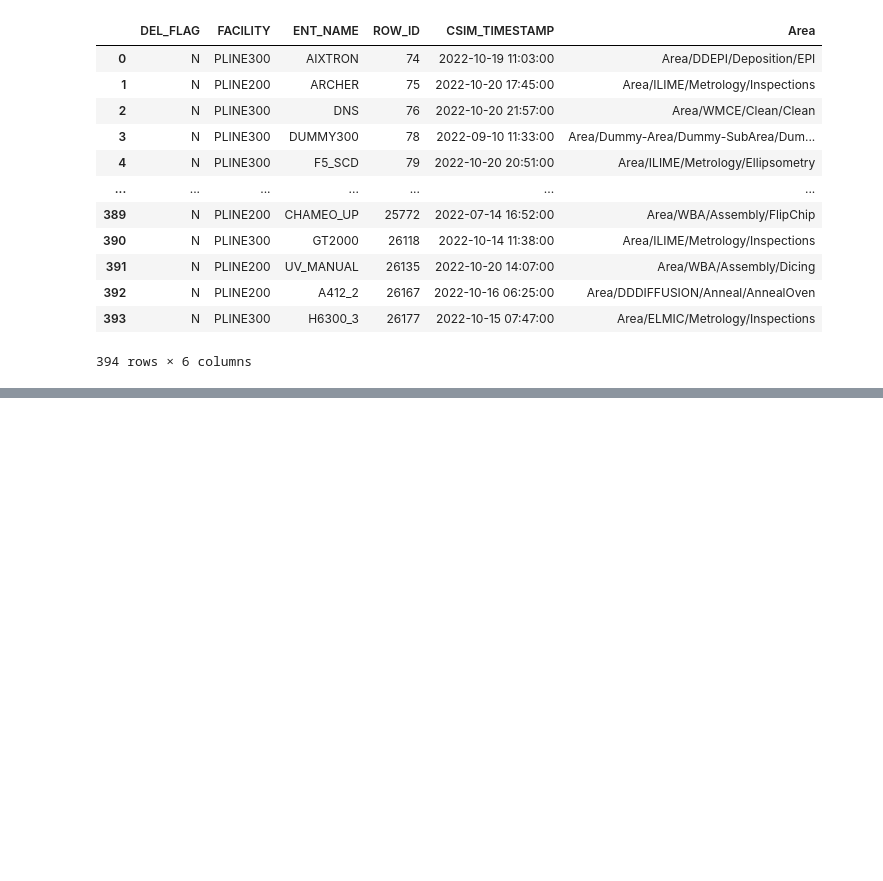
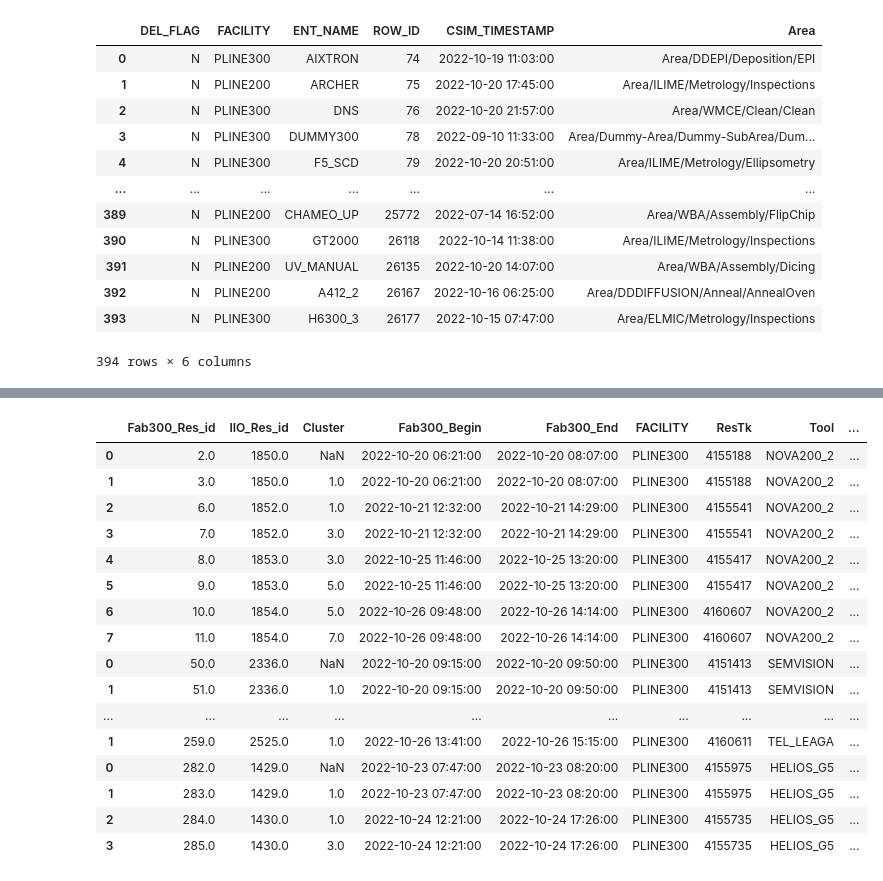
Before and after one commit to fr4nc1sj0hn/PMOPS, a Jupyter notebook: Clean Copy.ipynb, the cells around one changed output, grey strips where cells are left out. Cells and saved outputs as stored; diff of their text form; code cells hidden in the pictures; blank space fills up the shorter version.

Commit message:
Python Module

```diff
--- a/Clean Copy.ipynb
+++ b/Clean Copy.ipynb
@@ -85,7 +85,7 @@ def identify_reservations(df):
     except:
         return pd.DataFrame()
 # %%
-Fab300_raw_reservations = pd.read_csv("C:\\Users\\fpicaso\\Repos\\Teo-2022-10\\20221108Fab300_raw_reservations.csv")
+Fab300_raw_reservations = pd.read_csv("Fab300_raw_reservations.csv")
 Fab300_raw_reservations.head()
 # %% [output]
 |  | FO_ROW_ID | ResTk | ResWBS | EVENT_ROW_ID | USER_ID | DATE_TIME_STAMP |
@@ -158,0 +127,4 @@ ResProperty_1 EVENT_ROW_ID_End DATE_TIME_STAMP_Begin DATE_TIME_STAMP_End  \
+# %%
+df = pd.read_csv("Fab300_raw_reservations.csv")
+Tools_with_reservations = processFab300RawReservations(df)
+Tools_with_reservations
@@ -230,0 +232,6 @@ FAB300_with_tool_names[FAB300_with_tool_names["FO_ROW_ID"] == 76]
+# %%
+Tools_Parents = pd.read_csv("Tools_Parents.csv")
+Tools_Parents["CSIM_TIMESTAMP"] = pd.to_datetime(Tools_Parents["CSIM_TIMESTAMP"])
+
+df_FAB300_with_tool_names = FAB300_with_tool_names(Tools_with_reservations,Tools_Parents)
+df_FAB300_with_tool_names
@@ -283,0 +298,4 @@ IIO_without_modules
+# %%
+df = pd.read_csv("IIO_raw_reservations - test.csv")
+df_IIO_without_modules = IIO_without_modules(df)
+df_IIO_without_modules
@@ -283,0 +441,42 @@ IIO_without_modules
+# %%
+columns = [
+    'Fab300_Res_id',
+    'IIO_Res_id',
+    'Cluster',
+    'Fab300_Begin',
+    'Fab300_End',
+    'FACILITY',
+    'ResTk',
+    'Tool',
+    'Fab300_User_id',
+    'WBS',
+    'IIO_Begin',
+    'Description',
+    'IIO_End'
+]
+
+Fab300_IIO_overlaps_ids = pd.DataFrame(columns = columns)
+
+WBSs = fab_iio_together["WBS"].unique()
+
+for wbs in WBSs:
+    wbsdata = fab_iio_together[
+        (fab_iio_together["WBS"] == wbs)
+    ]
+    facilities = wbsdata["FACILITY"].unique()
+    for facility in facilities:
+        facilityData = wbsdata[
+            (wbsdata["FACILITY"] == facility)
+        ]
+
+        tools = facilityData["Tool"].unique()
+        for tool in tools:
+            wbstooldata = facilityData[
+                (wbsdata["Tool"] == tool)
+            ]
+            df = Fab300_iio_merger(wbstooldata)
+            Fab300_IIO_overlaps_ids = pd.concat([Fab300_IIO_overlaps_ids,df])
+
+
+Fab300_IIO_overlaps_ids
+# %% [output]
@@ -283,0 +500,17 @@ IIO_without_modules
+|  | Fab300_Res_id | IIO_Res_id | Cluster | Fab300_Begin | Fab300_End | FACILITY | ResTk | Tool | ... |
+| 0 | 2.0 | 1850.0 | NaN | 2022-10-20 06:21:00 | 2022-10-20 08:07:00 | PLINE300 | 4155188 | NOVA200_2 | ... |
+| 1 | 3.0 | 1850.0 | 1.0 | 2022-10-20 06:21:00 | 2022-10-20 08:07:00 | PLINE300 | 4155188 | NOVA200_2 | ... |
+| 2 | 6.0 | 1852.0 | 1.0 | 2022-10-21 12:32:00 | 2022-10-21 14:29:00 | PLINE300 | 4155541 | NOVA200_2 | ... |
+| 3 | 7.0 | 1852.0 | 3.0 | 2022-10-21 12:32:00 | 2022-10-21 14:29:00 | PLINE300 | 4155541 | NOVA200_2 | ... |
+| 4 | 8.0 | 1853.0 | 3.0 | 2022-10-25 11:46:00 | 2022-10-25 13:20:00 | PLINE300 | 4155417 | NOVA200_2 | ... |
+| 5 | 9.0 | 1853.0 | 5.0 | 2022-10-25 11:46:00 | 2022-10-25 13:20:00 | PLINE300 | 4155417 | NOVA200_2 | ... |
+| 6 | 10.0 | 1854.0 | 5.0 | 2022-10-26 09:48:00 | 2022-10-26 14:14:00 | PLINE300 | 4160607 | NOVA200_2 | ... |
+| 7 | 11.0 | 1854.0 | 7.0 | 2022-10-26 09:48:00 | 2022-10-26 14:14:00 | PLINE300 | 4160607 | NOVA200_2 | ... |
+| 0 | 50.0 | 2336.0 | NaN | 2022-10-20 09:15:00 | 2022-10-20 09:50:00 | PLINE300 | 4151413 | SEMVISION | ... |
+| 1 | 51.0 | 2336.0 | 1.0 | 2022-10-20 09:15:00 | 2022-10-20 09:50:00 | PLINE300 | 4151413 | SEMVISION | ... |
+| ... | ... | ... | ... | ... | ... | ... | ... | ... | ... |
+| 1 | 259.0 | 2525.0 | 1.0 | 2022-10-26 13:41:00 | 2022-10-26 15:15:00 | PLINE300 | 4160611 | TEL_LEAGA | ... |
+| 0 | 282.0 | 1429.0 | NaN | 2022-10-23 07:47:00 | 2022-10-23 08:20:00 | PLINE300 | 4155975 | HELIOS_G5 | ... |
+| 1 | 283.0 | 1429.0 | 1.0 | 2022-10-23 07:47:00 | 2022-10-23 08:20:00 | PLINE300 | 4155975 | HELIOS_G5 | ... |
+| 2 | 284.0 | 1430.0 | 1.0 | 2022-10-24 12:21:00 | 2022-10-24 17:26:00 | PLINE300 | 4155735 | HELIOS_G5 | ... |
+| 3 | 285.0 | 1430.0 | 3.0 | 2022-10-24 12:21:00 | 2022-10-24 17:26:00 | PLINE300 | 4155735 | HELIOS_G5 | ... |
```
Also changed, not shown: parts of 9 cells of this notebook, 2 other files.
